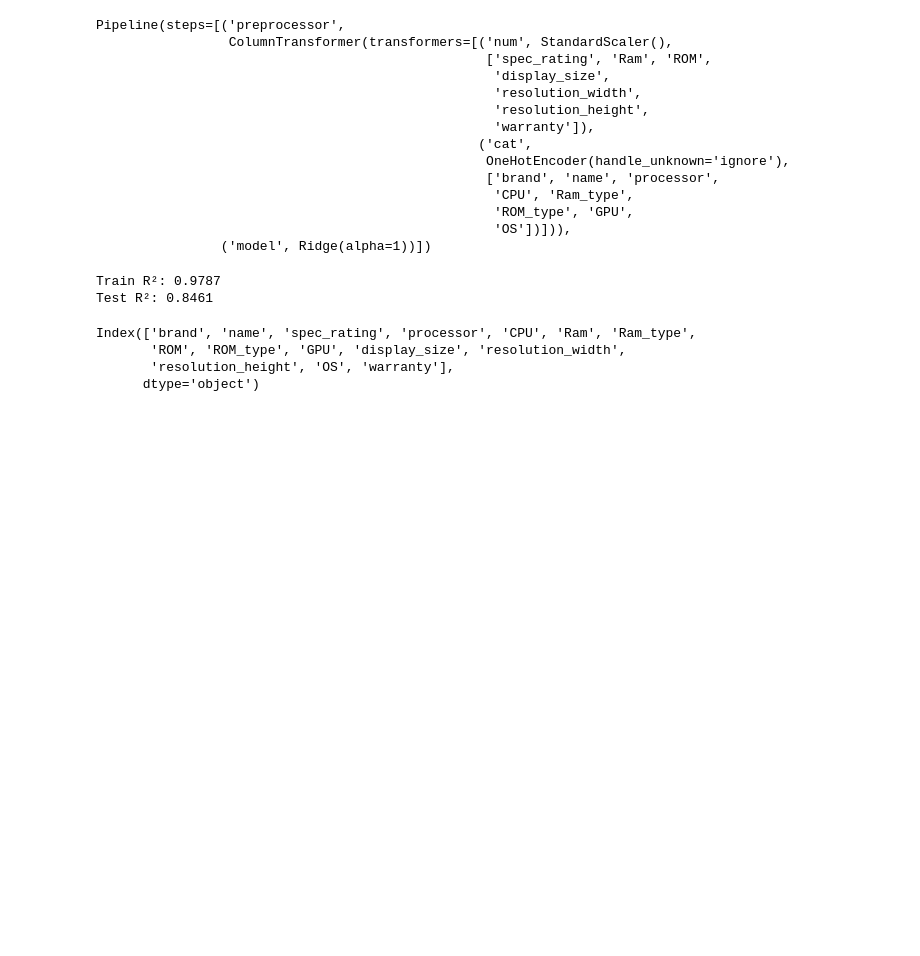
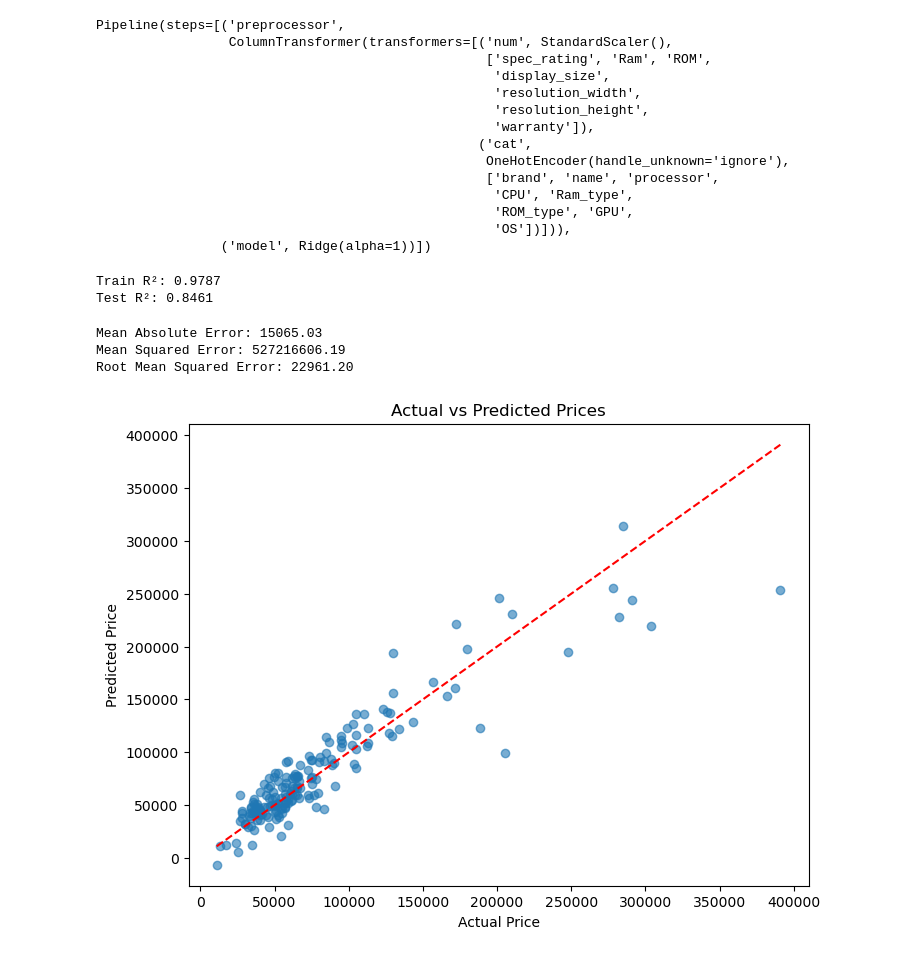
Before and after one commit to Gokul-bit165/Laptop-price-prediction, a Jupyter notebook: model-training.ipynb, the cells around one changed output. Cells and saved outputs as stored; diff of their text form; code cells hidden in the pictures; blank space fills up the shorter version.

```diff
--- a/model-training.ipynb
+++ b/model-training.ipynb
@@ -174,8 +174,28 @@ Test R²: 0.8461
 with open("laptop_price_model.pkl", "wb") as f:
     pickle.dump(final_model, f)
 # %%
+mean_absolute_error = np.mean(np.abs(y_test - final_model.predict(X_test)))
+print(f"Mean Absolute Error: {mean_absolute_error:.2f}")
+
+mean_squared_error = np.mean((y_test - final_model.predict(X_test))**2)
+rmse = np.sqrt(mean_squared_error)
+print(f"Mean Squared Error: {mean_squared_error:.2f}")
+print(f"Root Mean Squared Error: {rmse:.2f}")
 # %% [output]
-Index(['brand', 'name', 'spec_rating', 'processor', 'CPU', 'Ram', 'Ram_type',
-       'ROM', 'ROM_type', 'GPU', 'display_size', 'resolution_width',
-       'resolution_height', 'OS', 'warranty'],
-      dtype='object')
+Mean Absolute Error: 15065.03
+Mean Squared Error: 527216606.19
+Root Mean Squared Error: 22961.20
+# %%
+import matplotlib.pyplot as plt
+
+plt.figure(figsize=(8, 6))
+plt.scatter(y_test, final_model.predict(X_test), alpha=0.6)
+plt.xlabel("Actual Price")
+plt.ylabel("Predicted Price")
+plt.title("Actual vs Predicted Prices")
+plt.plot([y_test.min(), y_test.max()],
+         [y_test.min(), y_test.max()],
+         'r--')
+plt.show()
+# %% [output]
+[figure, added]
```
Also changed, not shown: parts of 1 cell of this notebook, 2 other files.
